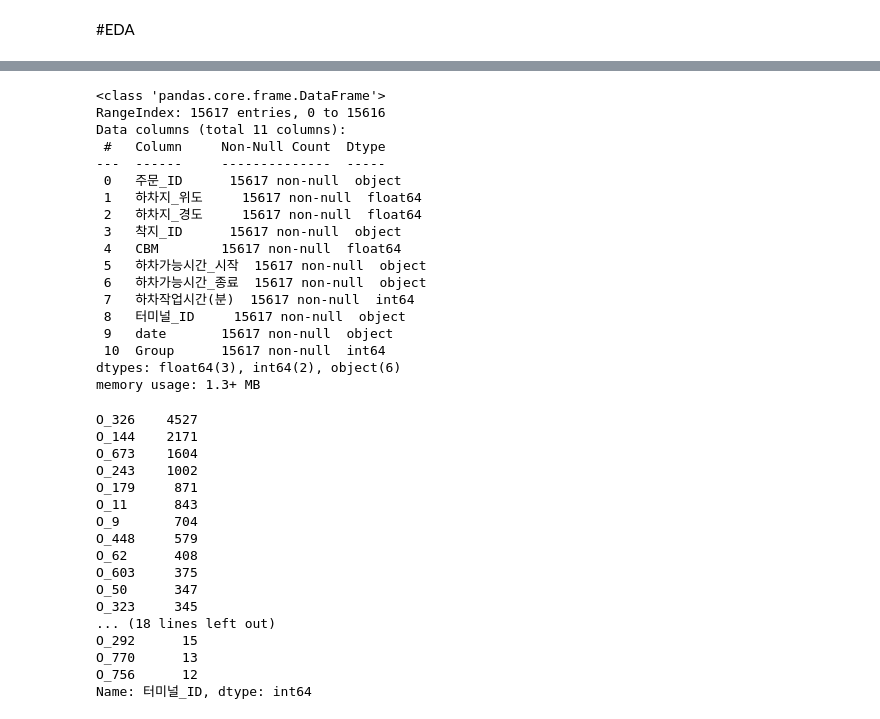
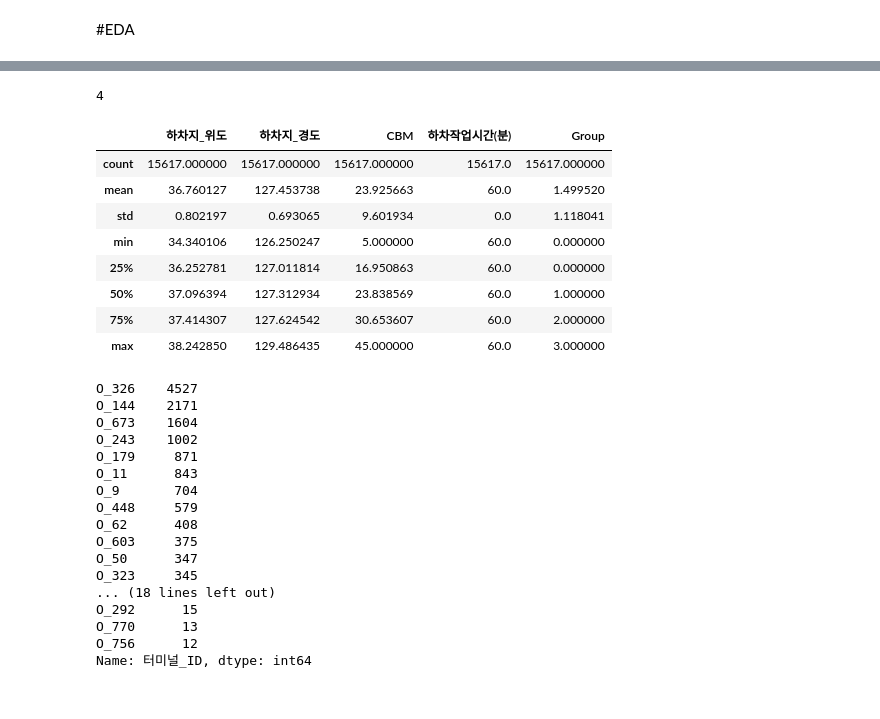
Before and after one commit to wonwookim/cj_challenge, a Jupyter notebook: cj_challenge_eda.ipynb, the cells around one changed output, grey strips where cells are left out. Saved outputs shown, nothing was run; the diff lists cells and outputs as text; code cells hidden in the pictures.

```diff
--- a/cj_challenge_eda.ipynb
+++ b/cj_challenge_eda.ipynb
@@ -131,29 +123,21 @@ od_table.head(5)
+# %%
+len(list(order_table['Group'].unique()))
+# %% [output]
+4
 # %%
-order_table.rename(columns = {'주문ID' : '주문_ID',
-                              '착지ID' : '착지_ID',
-                              '터미널ID' : '터미널_ID'
-}, inplace = True)
+order_table.rename(columns = {'주문ID' : '주문_ID', '착지ID' : '착지_ID',
+                              '터미널ID' : '터미널_ID' }, inplace = True)
+order_table.describe()
+# %% [output]
+|  | 하차지_위도 | 하차지_경도 | CBM | 하차작업시간(분) | Group |
+| count | 15617.000000 | 15617.000000 | 15617.000000 | 15617.0 | 15617.000000 |
+| mean | 36.760127 | 127.453738 | 23.925663 | 60.0 | 1.499520 |
+| std | 0.802197 | 0.693065 | 9.601934 | 0.0 | 1.118041 |
+| min | 34.340106 | 126.250247 | 5.000000 | 60.0 | 0.000000 |
+| 25% | 36.252781 | 127.011814 | 16.950863 | 60.0 | 0.000000 |
+| 50% | 37.096394 | 127.312934 | 23.838569 | 60.0 | 1.000000 |
+| 75% | 37.414307 | 127.624542 | 30.653607 | 60.0 | 2.000000 |
+| max | 38.242850 | 129.486435 | 45.000000 | 60.0 | 3.000000 |
-# %%
-order_table.info()
-# %% [output]
-<class 'pandas.core.frame.DataFrame'>
-RangeIndex: 15617 entries, 0 to 15616
-Data columns (total 11 columns):
- #   Column     Non-Null Count  Dtype
----  ------     --------------  -----
- 0   주문_ID      15617 non-null  object
- 1   하차지_위도     15617 non-null  float64
- 2   하차지_경도     15617 non-null  float64
- 3   착지_ID      15617 non-null  object
- 4   CBM        15617 non-null  float64
- 5   하차가능시간_시작  15617 non-null  object
- 6   하차가능시간_종료  15617 non-null  object
- 7   하차작업시간(분)  15617 non-null  int64
- 8   터미널_ID     15617 non-null  object
- 9   date       15617 non-null  object
- 10  Group      15617 non-null  int64
-dtypes: float64(3), int64(2), object(6)
-memory usage: 1.3+ MB
 # %%
 order_table['터미널_ID'].value_counts()
 # %% [output]
```
Also changed, not shown: parts of 15 cells of this notebook.
